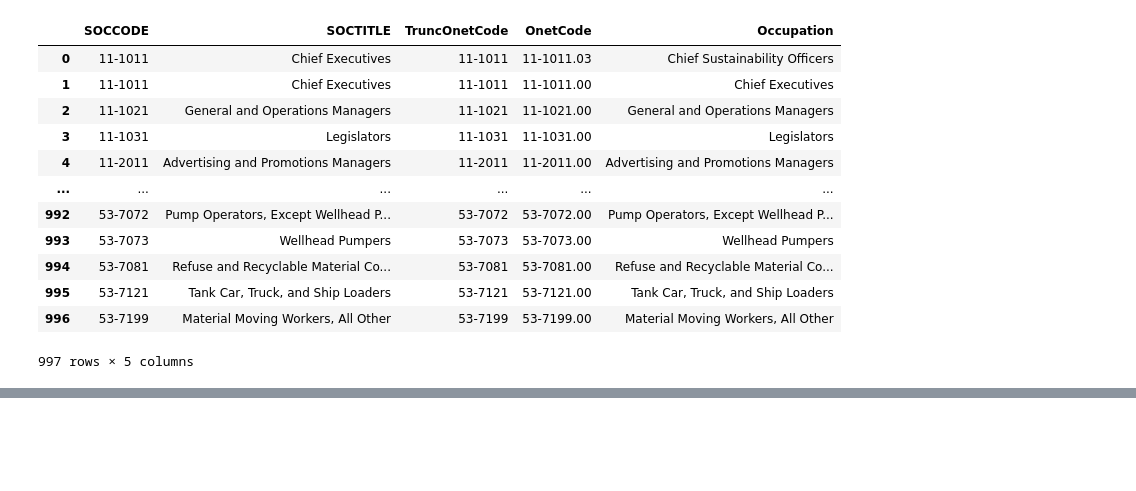
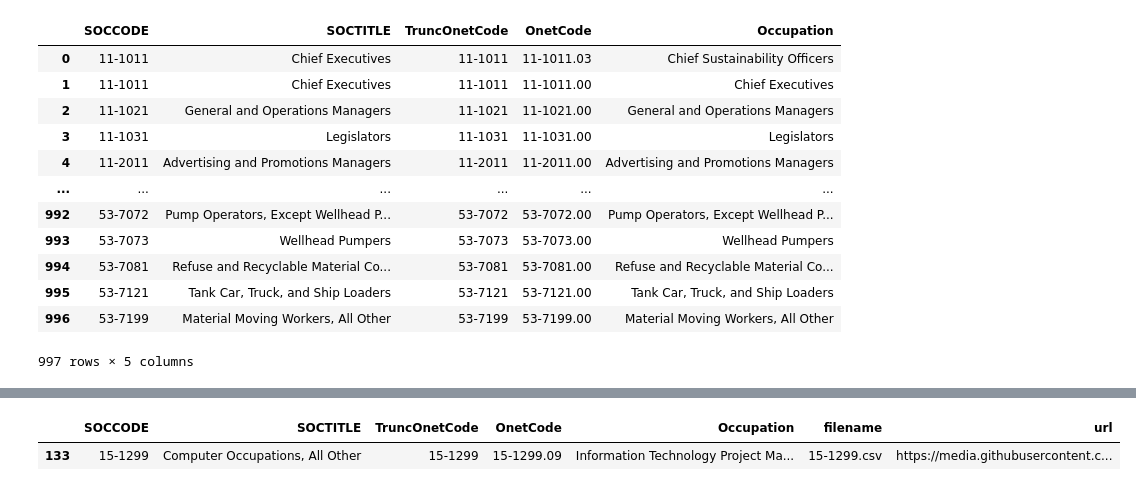
Before and after one commit to deka1105/OFLCDashboard, a Jupyter notebook: NoteBooks/OFLC_Mar06_2026.ipynb, the cells around one changed output, grey strips where cells are left out. Drawn from its saved outputs; the diff is of its cells as text; code cells hidden in the pictures; blank space fills up the shorter version.

```diff
--- a/NoteBooks/OFLC_Mar06_2026.ipynb
+++ b/NoteBooks/OFLC_Mar06_2026.ipynb
@@ -306,0 +336,5 @@ https://media.githubusercontent.com/media/deka1105/OFLCDashboard/refs/heads/main
+# %%
+Pro_df[Pro_df['Occupation'].str.contains('Information Technology')]
+# %% [output]
+|  | SOCCODE | SOCTITLE | TruncOnetCode | OnetCode | Occupation | filename | url |
+| 133 | 15-1299 | Computer Occupations, All Other | 15-1299 | 15-1299.09 | Information Technology Project Ma... | 15-1299.csv | https://media.githubusercontent.c... |
```
Also changed, not shown: parts of 9 cells of this notebook, 4 other files.
